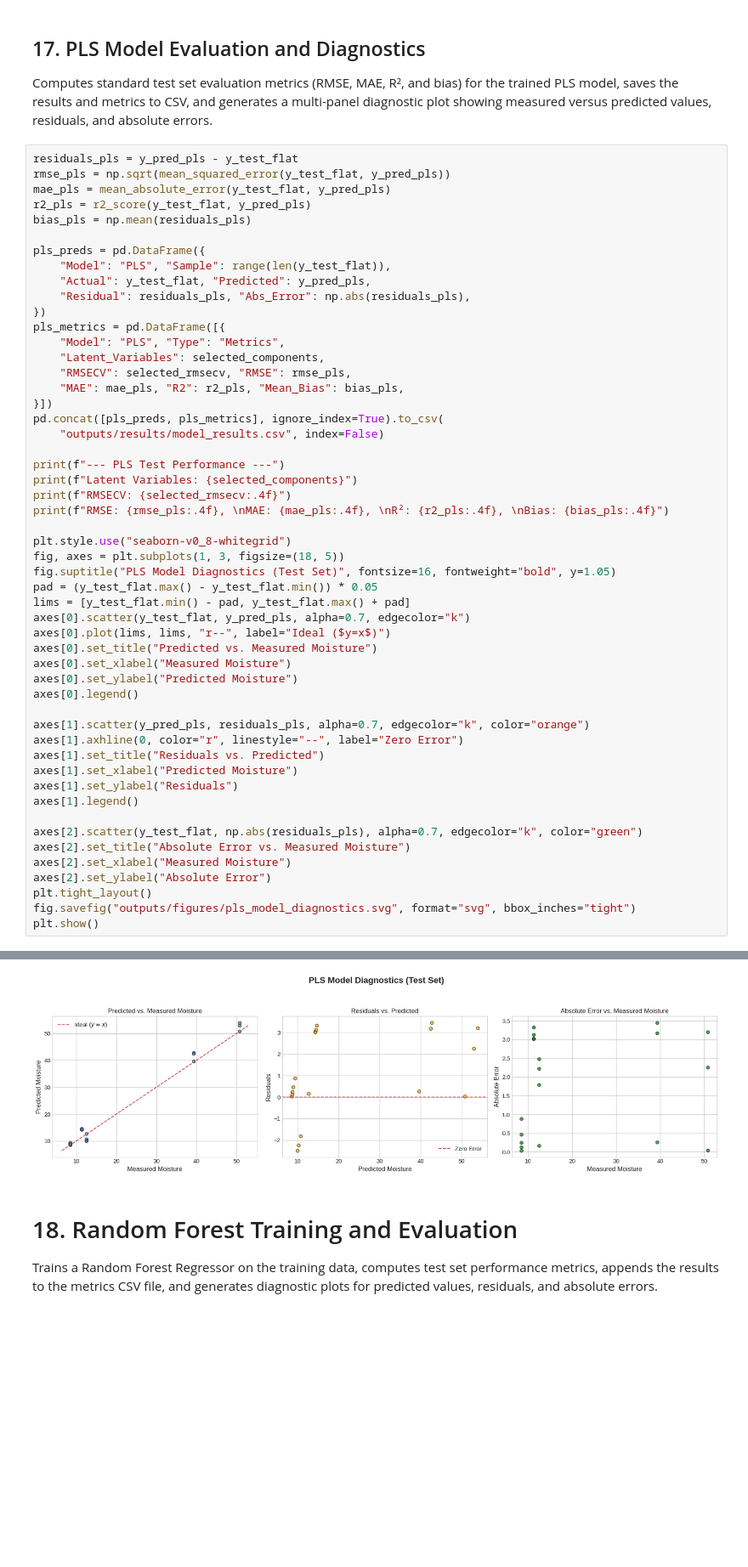
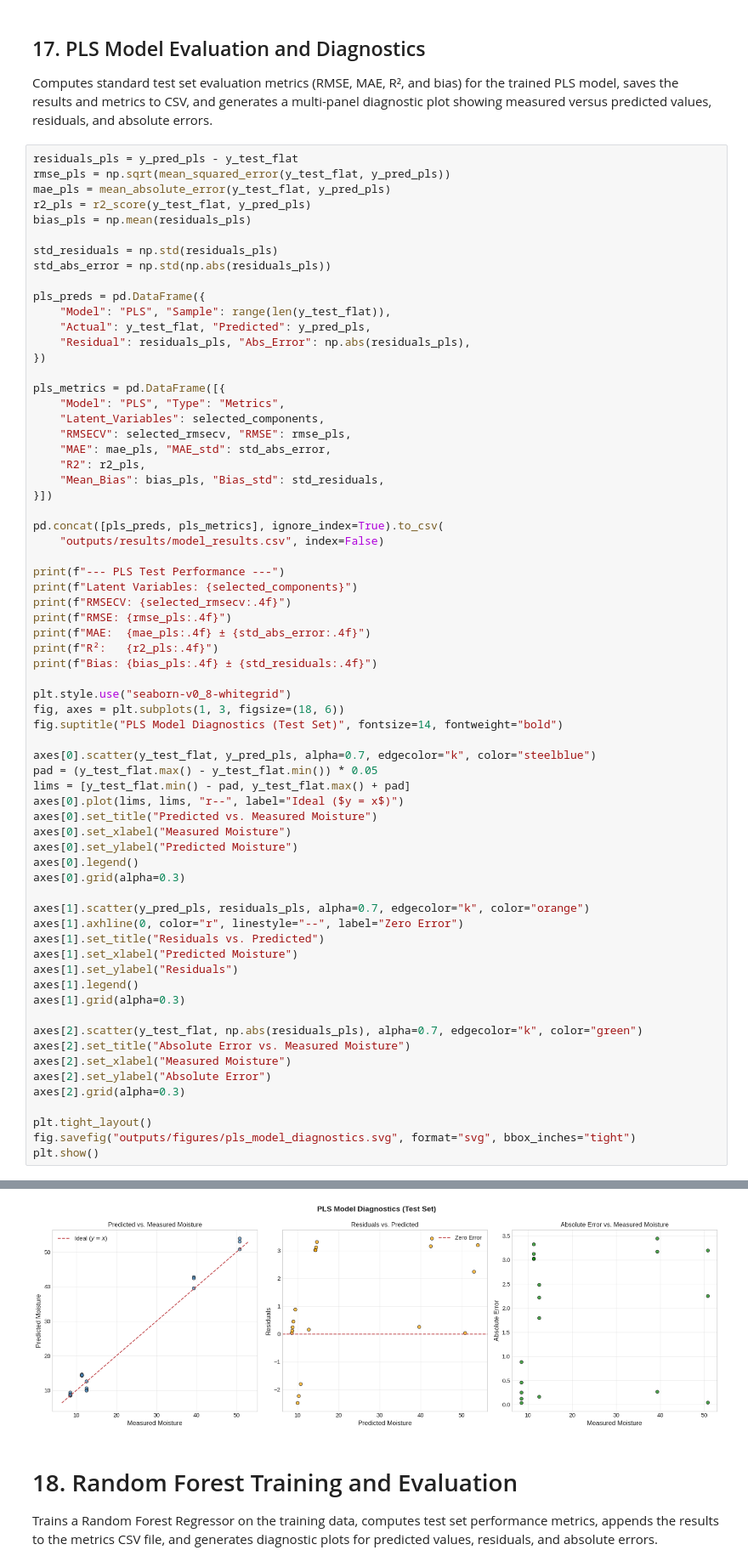
Before and after one commit to jeanpierredebs/UniLaSalle, a Jupyter notebook: coffee-moisture-ftnir-notebook.ipynb, the cells around one changed output, grey strips where cells are left out. Shown at 85% size. Cells and saved outputs as stored; diff of their text form; blank space fills up the shorter version.

```diff
--- a/coffee-moisture-ftnir-notebook.ipynb
+++ b/coffee-moisture-ftnir-notebook.ipynb
@@ -791,36 +790,48 @@ mae_pls = mean_absolute_error(y_test_flat, y_pred_pls)
 r2_pls = r2_score(y_test_flat, y_pred_pls)
 bias_pls = np.mean(residuals_pls)
 
+std_residuals = np.std(residuals_pls)
+std_abs_error = np.std(np.abs(residuals_pls))
+
 pls_preds = pd.DataFrame({
     "Model": "PLS", "Sample": range(len(y_test_flat)),
     "Actual": y_test_flat, "Predicted": y_pred_pls,
     "Residual": residuals_pls, "Abs_Error": np.abs(residuals_pls),
 })
+
 pls_metrics = pd.DataFrame([{
     "Model": "PLS", "Type": "Metrics",
     "Latent_Variables": selected_components,
     "RMSECV": selected_rmsecv, "RMSE": rmse_pls,
-    "MAE": mae_pls, "R2": r2_pls, "Mean_Bias": bias_pls,
+    "MAE": mae_pls, "MAE_std": std_abs_error,
+    "R2": r2_pls,
+    "Mean_Bias": bias_pls, "Bias_std": std_residuals,
 }])
+
 pd.concat([pls_preds, pls_metrics], ignore_index=True).to_csv(
     "outputs/results/model_results.csv", index=False)
 
 print(f"--- PLS Test Performance ---")
 print(f"Latent Variables: {selected_components}")
 print(f"RMSECV: {selected_rmsecv:.4f}")
-print(f"RMSE: {rmse_pls:.4f}, \nMAE: {mae_pls:.4f}, \nR²: {r2_pls:.4f}, \nBias: {bias_pls:.4f}")
+print(f"RMSE: {rmse_pls:.4f}")
+print(f"MAE:  {mae_pls:.4f} ± {std_abs_error:.4f}")
+print(f"R²:   {r2_pls:.4f}")
+print(f"Bias: {bias_pls:.4f} ± {std_residuals:.4f}")
 
 plt.style.use("seaborn-v0_8-whitegrid")
-fig, axes = plt.subplots(1, 3, figsize=(18, 5))
-fig.suptitle("PLS Model Diagnostics (Test Set)", fontsize=16, fontweight="bold", y=1.05)
+fig, axes = plt.subplots(1, 3, figsize=(18, 6))
+fig.suptitle("PLS Model Diagnostics (Test Set)", fontsize=14, fontweight="bold")
+
+axes[0].scatter(y_test_flat, y_pred_pls, alpha=0.7, edgecolor="k", color="steelblue")
 pad = (y_test_flat.max() - y_test_flat.min()) * 0.05
 lims = [y_test_flat.min() - pad, y_test_flat.max() + pad]
-axes[0].scatter(y_test_flat, y_pred_pls, alpha=0.7, edgecolor="k")
-axes[0].plot(lims, lims, "r--", label="Ideal ($y=x$)")
+axes[0].plot(lims, lims, "r--", label="Ideal ($y = x$)")
 axes[0].set_title("Predicted vs. Measured Moisture")
 axes[0].set_xlabel("Measured Moisture")
 axes[0].set_ylabel("Predicted Moisture")
 axes[0].legend()
+axes[0].grid(alpha=0.3)
 
 axes[1].scatter(y_pred_pls, residuals_pls, alpha=0.7, edgecolor="k", color="orange")
 axes[1].axhline(0, color="r", linestyle="--", label="Zero Error")
@@ -828,11 +839,14 @@ axes[1].set_title("Residuals vs. Predicted")
 axes[1].set_xlabel("Predicted Moisture")
 axes[1].set_ylabel("Residuals")
 axes[1].legend()
+axes[1].grid(alpha=0.3)
 
 axes[2].scatter(y_test_flat, np.abs(residuals_pls), alpha=0.7, edgecolor="k", color="green")
 axes[2].set_title("Absolute Error vs. Measured Moisture")
 axes[2].set_xlabel("Measured Moisture")
 axes[2].set_ylabel("Absolute Error")
+axes[2].grid(alpha=0.3)
+
 plt.tight_layout()
 fig.savefig("outputs/figures/pls_model_diagnostics.svg", format="svg", bbox_inches="tight")
 plt.show()
@@ -847,4 +861,4 @@ Bias: 1.0683
-[figure, old version]
+[figure, new version]
 # %% [markdown]
 # 18. Random Forest Training and Evaluation
 
```
Also changed, not shown: parts of 5 cells of this notebook.
